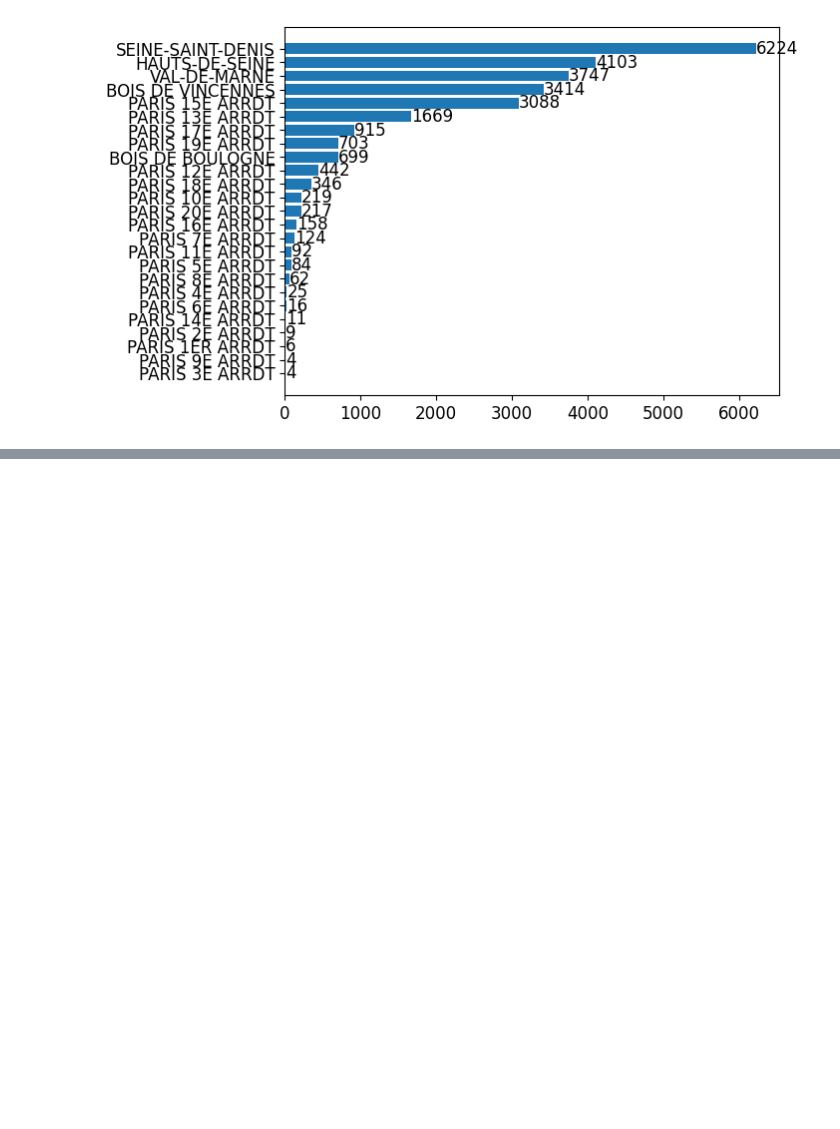
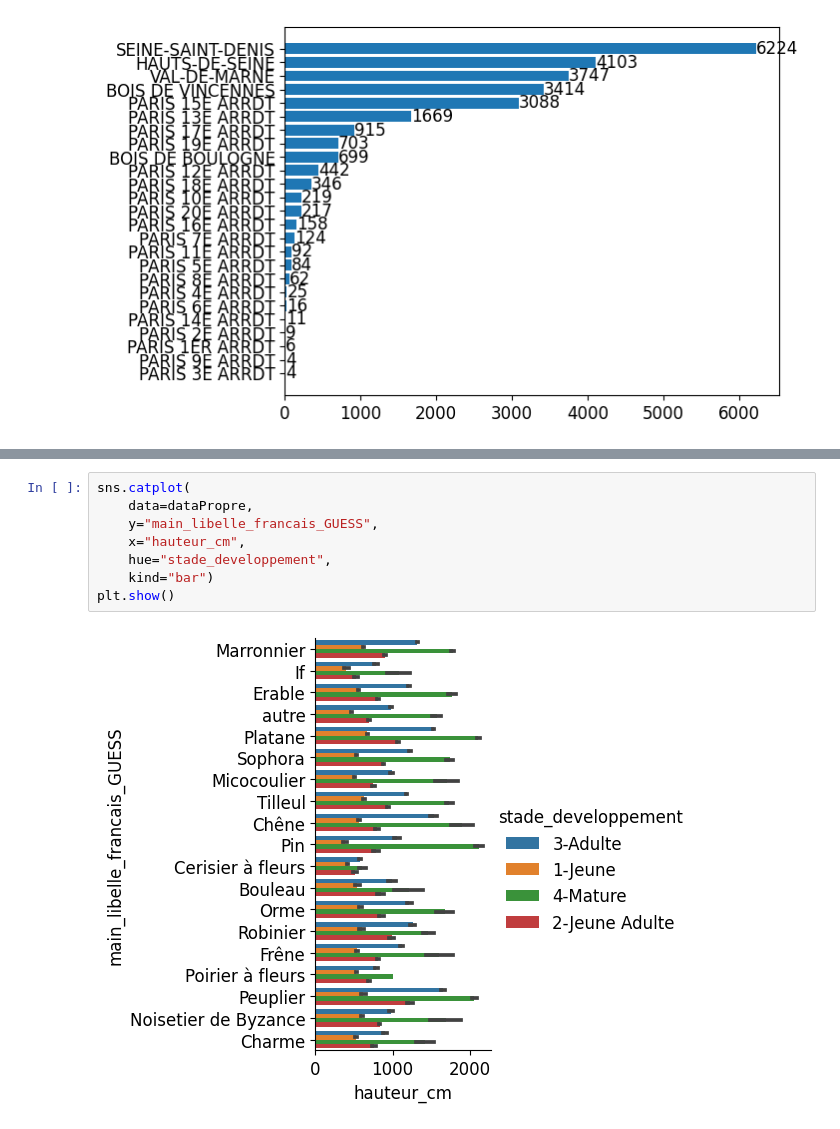
Before and after one commit to ClementPatin/OC-P2, a Jupyter notebook: Patin_Clement_1_notebook_032023.ipynb, the cells around one changed output, grey strips where cells are left out. Saved outputs shown, nothing was run; the diff lists cells and outputs as text; blank space fills up the shorter version.

```diff
--- a/Patin_Clement_1_notebook_032023.ipynb
+++ b/Patin_Clement_1_notebook_032023.ipynb
@@ -902,0 +954,10 @@ plt.show()
+# %%
+sns.catplot(
+    data=dataPropre,
+    y="main_libelle_francais_GUESS",
+    x="hauteur_cm",
+    hue="stade_developpement",
+    kind="bar")
+plt.show()
+# %% [output]
+[figure, added]
```
Also changed, not shown: parts of 41 cells of this notebook.
